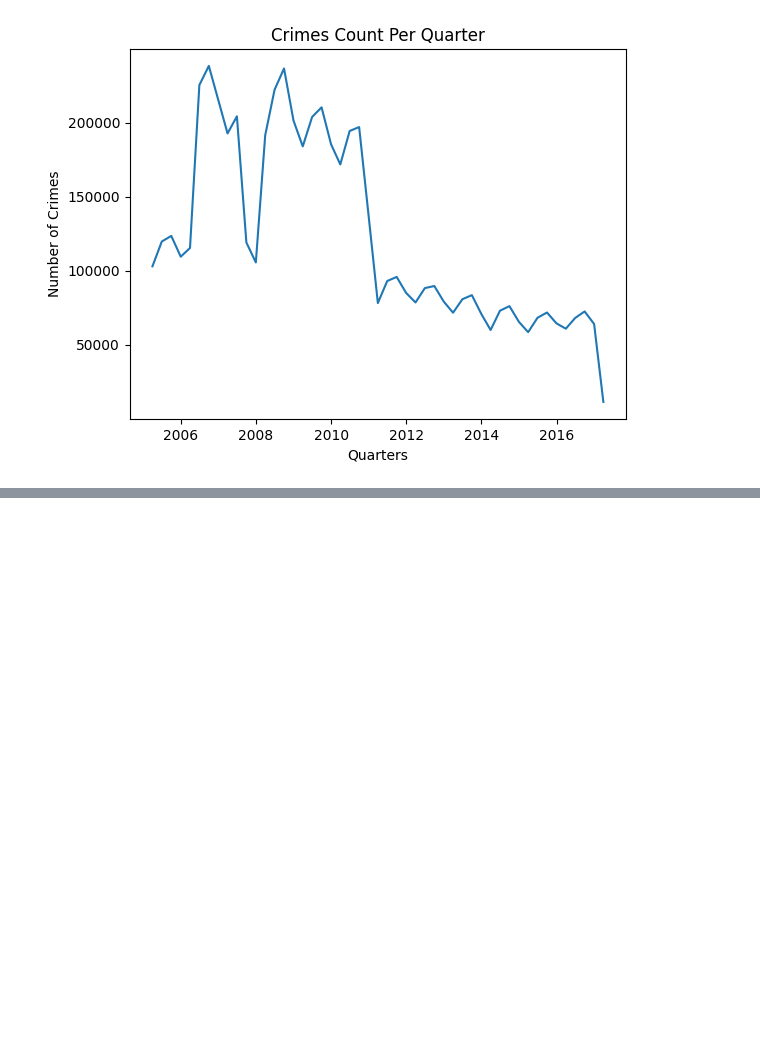
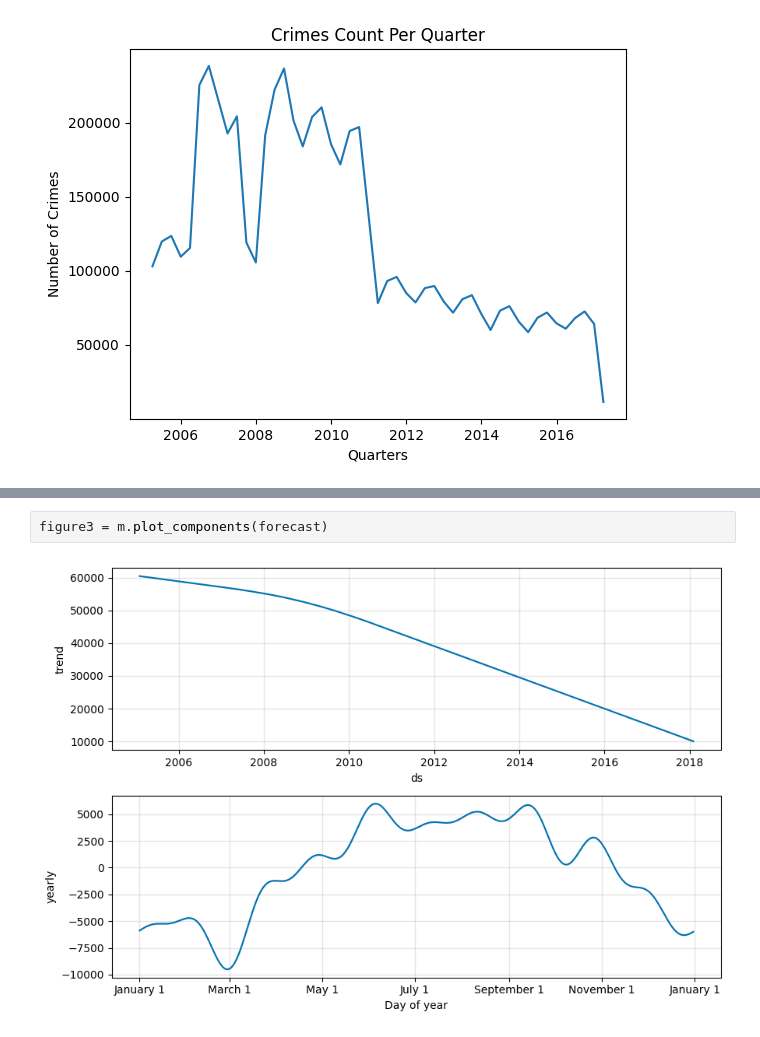
Before and after one commit to iAadiDev/ML_P03_PTS_Chicago-Crime-Rate, a Jupyter notebook: ML_P03_PTS_Chicago-Crime-Rate.ipynb, the cells around one changed output, grey strips where cells are left out. Cells and saved outputs as stored; diff of their text form; blank space fills up the shorter version.

```diff
--- a/ML_P03_PTS_Chicago-Crime-Rate.ipynb
+++ b/ML_P03_PTS_Chicago-Crime-Rate.ipynb
@@ -255,0 +365,4 @@ Text(0, 0.5, 'Number of Crimes')
+# %%
+figure3 = m.plot_components(forecast)
+# %% [output]
+[figure, added]
```
Also changed, not shown: parts of 15 cells of this notebook.
